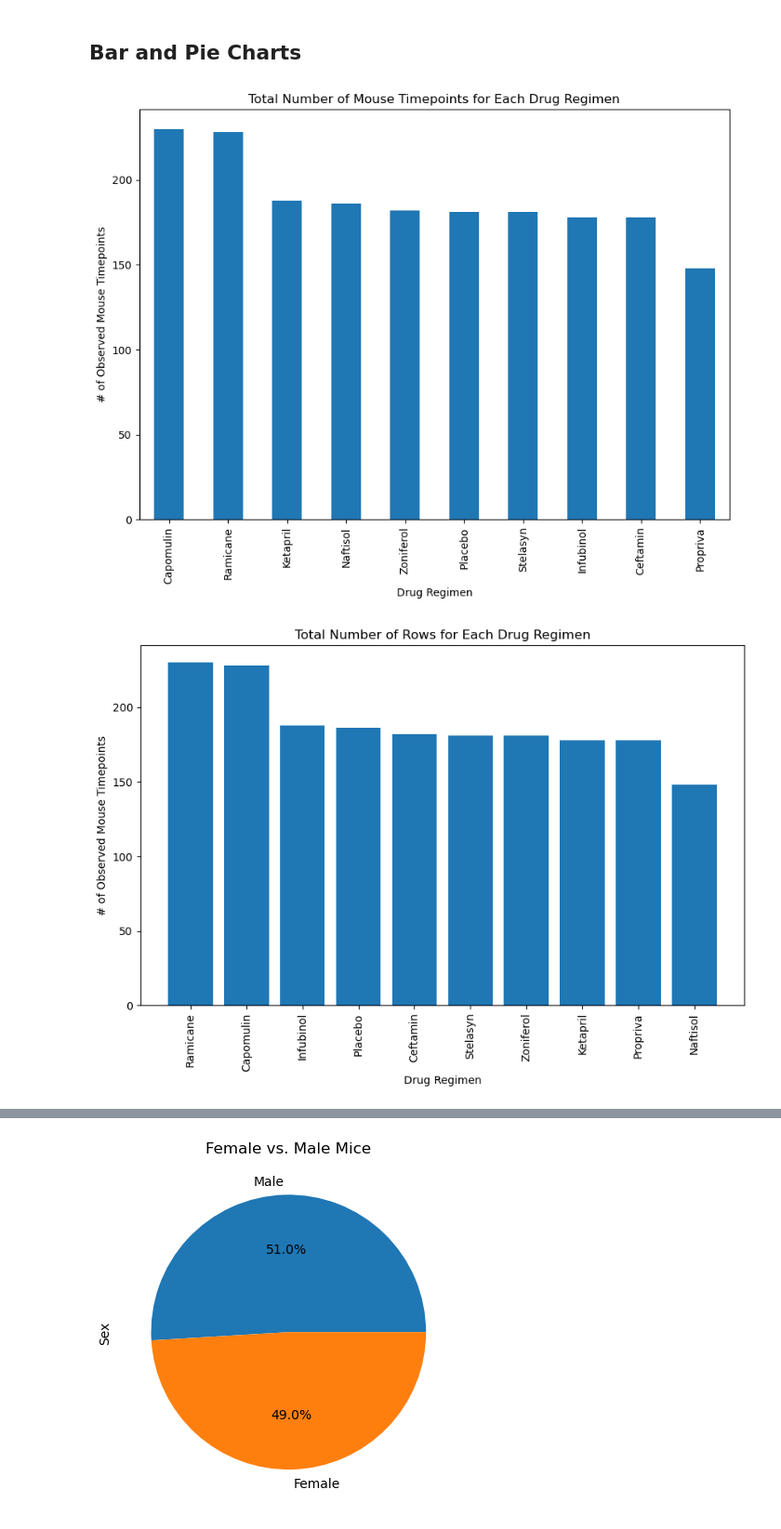
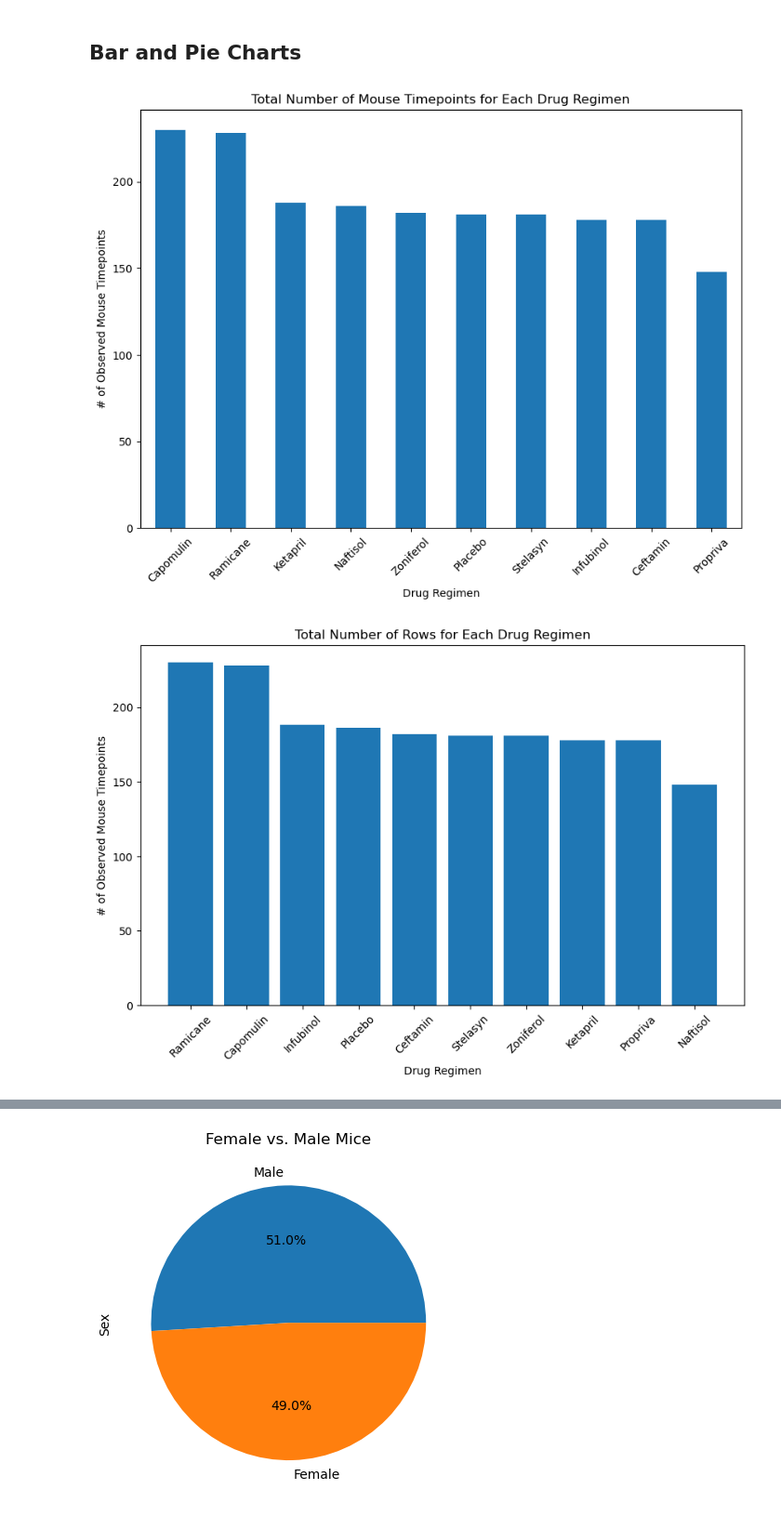
Before and after one commit to mehpree/data-visualization, a Jupyter notebook: pymaceuticals.ipynb, the cells around one changed output, grey strips where cells are left out. Shown at 93% size. Drawn from its saved outputs; the diff is of its cells as text; code cells hidden in the pictures.

```diff
--- a/pymaceuticals.ipynb
+++ b/pymaceuticals.ipynb
@@ -161,34 +178,29 @@ plt.ylabel("# of Observed Mouse Timepoints")
 plt.title("Total Number of Mouse Timepoints for Each Drug Regimen")
 
 # Create a Pandas bar plot based on the group series from before and label the title
-bar_plot = regimen.plot(kind='bar', figsize=(10,7), rot=90)
+bar_plot = regimen.plot(kind='bar', figsize=(10,7), rot=45)
 
 # Display the plot
 plt.show()
 # %% [output]
-[figure, old version]
+[figure, new version]
 # %%
 # Generate a bar plot showing the total number of rows (Mouse ID/Timepoints) for each drug regimen using pyplot.
 # Set x axis and tick locations
 x_axis = cleaned_df["Drug Regimen"].unique()
 y_axis = cleaned_df["Drug Regimen"].value_counts()
 
 # Create a bar plot
 plt.figure(figsize=(10, 6))
 plt.bar(x_axis, y_axis)
 
 
 # Configure the plot
 plt.title("Total Number of Rows for Each Drug Regimen")
 plt.xlabel("Drug Regimen")
 plt.ylabel("# of Observed Mouse Timepoints")
-plt.xticks(rotation=90)
+plt.xticks(rotation=45)
 
-# Set x and y limits
-# plt.xlim(-0.75, len(x_axis))
-# plt.ylim(0, max(y_axis)+10)
-
-# plt.tight_layout()
 plt.show()
 # %% [output]
-[figure, old version]
+[figure, new version]
```
Also changed, not shown: parts of 3 cells of this notebook.
